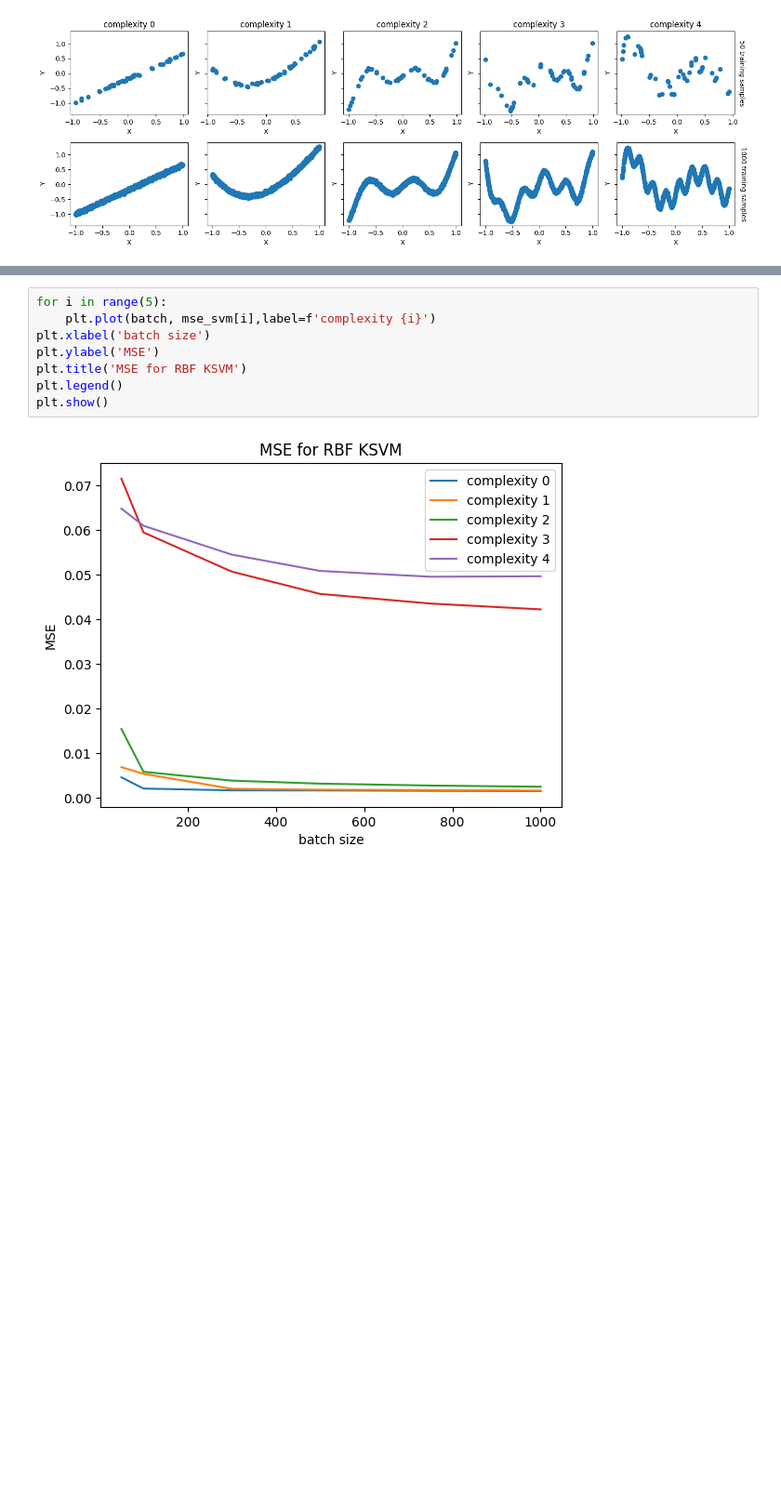
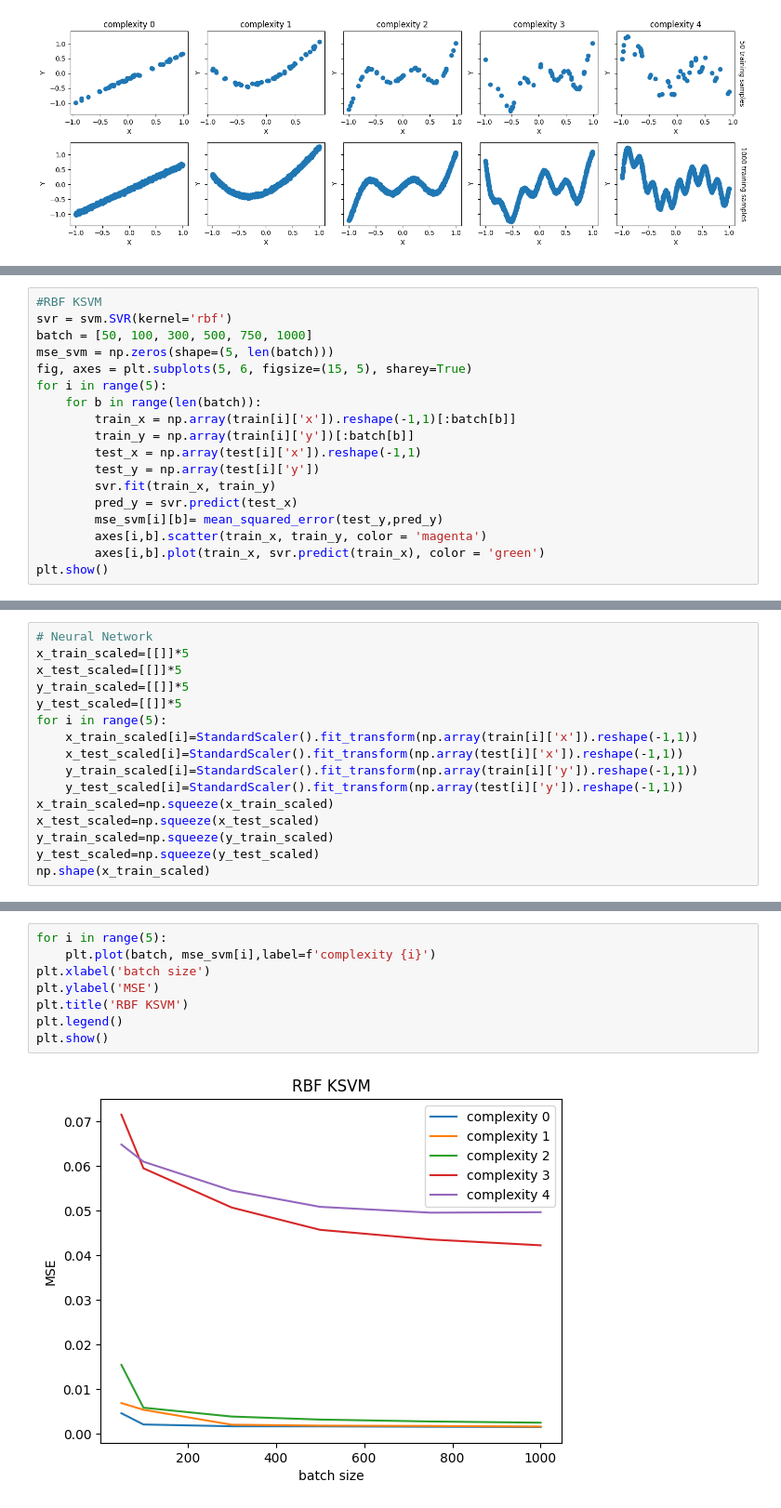
Before and after one commit to Charlwang922/Columbia-Machine-Learning, a Jupyter notebook: hw/hw4/ML-hw4-q2.ipynb, the cells around one changed output, grey strips where cells are left out. Shown at 93% size. Saved outputs shown, nothing was run; the diff lists cells and outputs as text; blank space fills up the shorter version.

```diff
--- a/hw/hw4/ML-hw4-q2.ipynb
+++ b/hw/hw4/ML-hw4-q2.ipynb
@@ -77,0 +72,18 @@ for i in range(5):
+# %%
+#RBF KSVM
+svr = svm.SVR(kernel='rbf')
+batch = [50, 100, 300, 500, 750, 1000]
+mse_svm = np.zeros(shape=(5, len(batch)))
+fig, axes = plt.subplots(5, 6, figsize=(15, 5), sharey=True)
+for i in range(5):
+    for b in range(len(batch)):
+        train_x = np.array(train[i]['x']).reshape(-1,1)[:batch[b]]
+        train_y = np.array(train[i]['y'])[:batch[b]]
+        test_x = np.array(test[i]['x']).reshape(-1,1)
+        test_y = np.array(test[i]['y'])
+        svr.fit(train_x, train_y)
+        pred_y = svr.predict(test_x)
+        mse_svm[i][b]= mean_squared_error(test_y,pred_y)
+        axes[i,b].scatter(train_x, train_y, color = 'magenta')
+        axes[i,b].plot(train_x, svr.predict(train_x), color = 'green')
+plt.show()
@@ -78 +92,17 @@ for i in range(5):
+# %%
+# Neural Network
+x_train_scaled=[[]]*5
+x_test_scaled=[[]]*5
+y_train_scaled=[[]]*5
+y_test_scaled=[[]]*5
+for i in range(5):
+    x_train_scaled[i]=StandardScaler().fit_transform(np.array(train[i]['x']).reshape(-1,1))
+    x_test_scaled[i]=StandardScaler().fit_transform(np.array(test[i]['x']).reshape(-1,1))
+    y_train_scaled[i]=StandardScaler().fit_transform(np.array(train[i]['y']).reshape(-1,1))
+    y_test_scaled[i]=StandardScaler().fit_transform(np.array(test[i]['y']).reshape(-1,1))
+x_train_scaled=np.squeeze(x_train_scaled)
+x_test_scaled=np.squeeze(x_test_scaled)
+y_train_scaled=np.squeeze(y_train_scaled)
+y_test_scaled=np.squeeze(y_test_scaled)
+np.shape(x_train_scaled)
 # %%
@@ -82,10 +170,10 @@ for i in range(5):
 # %%
 for i in range(5):
     plt.plot(batch, mse_svm[i],label=f'complexity {i}')
 plt.xlabel('batch size')
 plt.ylabel('MSE')
-plt.title('MSE for RBF KSVM')
+plt.title('RBF KSVM')
 plt.legend()
 plt.show()
 # %% [output]
-[figure, old version]
+[figure, new version]
```
Also changed, not shown: parts of 9 cells of this notebook.
